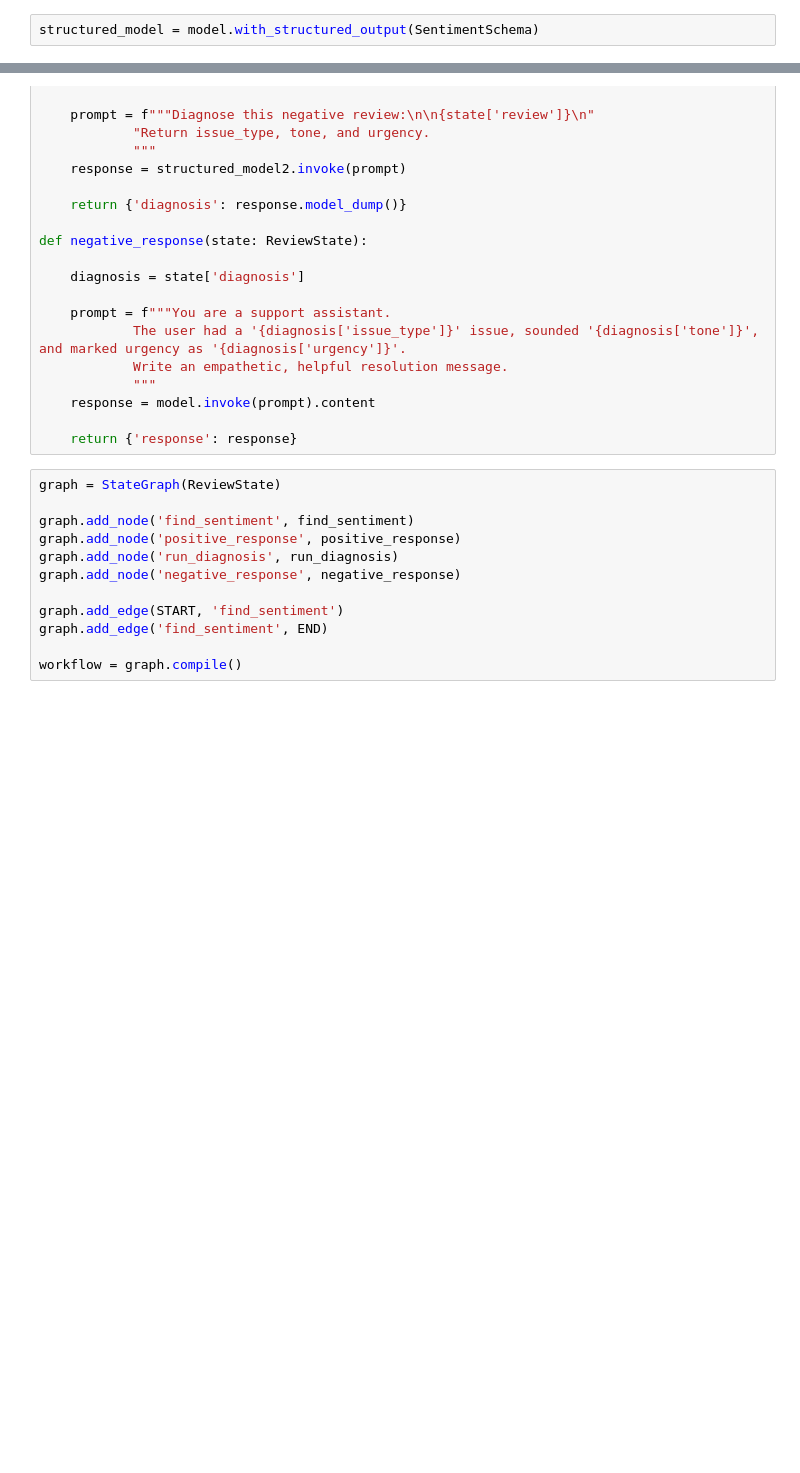
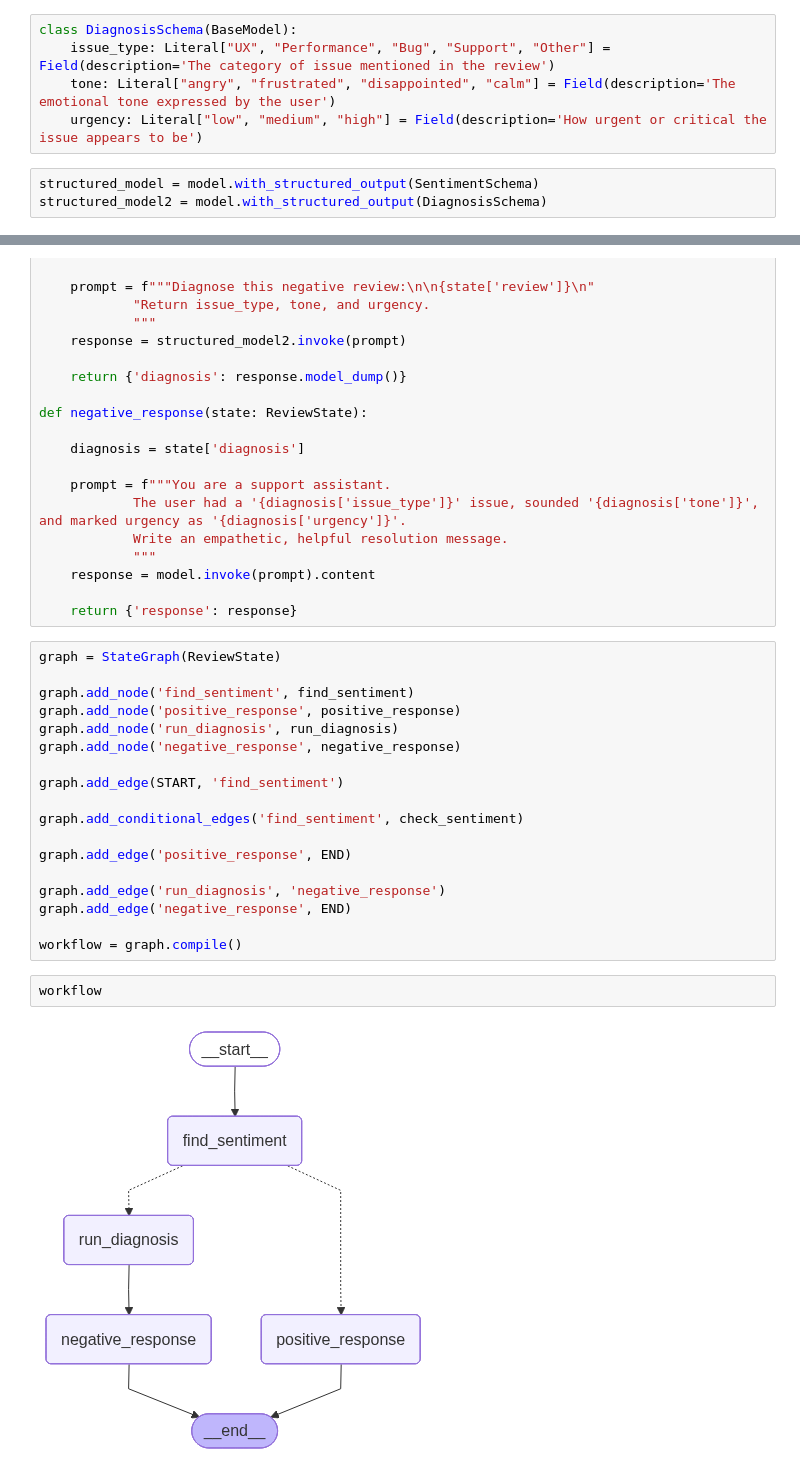
Before and after one commit to nicksri-1248/Agentic-AI-using-LangGraph, a Jupyter notebook: 08. Conditional Workflows/2_review_reply_workflow.ipynb, the cells around one changed output, grey strips where cells are left out. Saved outputs shown, nothing was run; the diff lists cells and outputs as text; blank space fills up the shorter version.

Commit message:
conditional workflows

```diff
--- a/08. Conditional Workflows/2_review_reply_workflow.ipynb
+++ b/08. Conditional Workflows/2_review_reply_workflow.ipynb
@@ -14,8 +14,14 @@ model = ChatAnthropic(model="claude-haiku-4-5-20251001")
 class SentimentSchema(BaseModel):
 
     sentiment: Literal["positive", "negative"] = Field(description='Sentiment of the review')
+# %%
+class DiagnosisSchema(BaseModel):
+    issue_type: Literal["UX", "Performance", "Bug", "Support", "Other"] = Field(description='The category of issue mentioned in the review')
+    tone: Literal["angry", "frustrated", "disappointed", "calm"] = Field(description='The emotional tone expressed by the user')
+    urgency: Literal["low", "medium", "high"] = Field(description='How urgent or critical the issue appears to be')
 # %%
 structured_model = model.with_structured_output(SentimentSchema)
+structured_model2 = model.with_structured_output(DiagnosisSchema)
 # %%
 prompt = 'What is the sentiment of the following review - The software too bad'
 structured_model.invoke(prompt)
@@ -116,6 +122,16 @@ graph.add_node('run_diagnosis', run_diagnosis)
 graph.add_node('negative_response', negative_response)
 
 graph.add_edge(START, 'find_sentiment')
-graph.add_edge('find_sentiment', END)
+
+graph.add_conditional_edges('find_sentiment', check_sentiment)
+
+graph.add_edge('positive_response', END)
+
+graph.add_edge('run_diagnosis', 'negative_response')
+graph.add_edge('negative_response', END)
 
 workflow = graph.compile()
+# %%
+workflow
+# %% [output]
+[figure, added]
```
Also changed, not shown: parts of 2 cells of this notebook.
